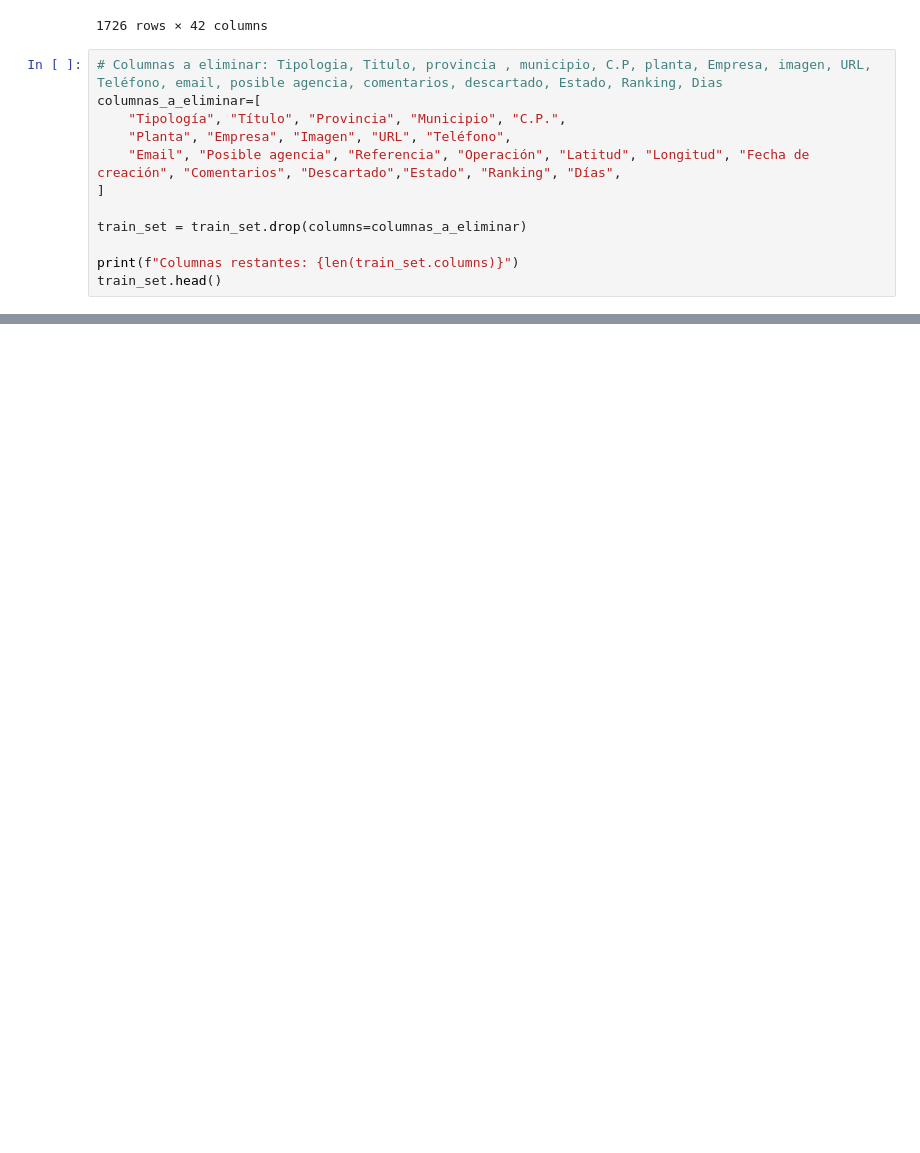
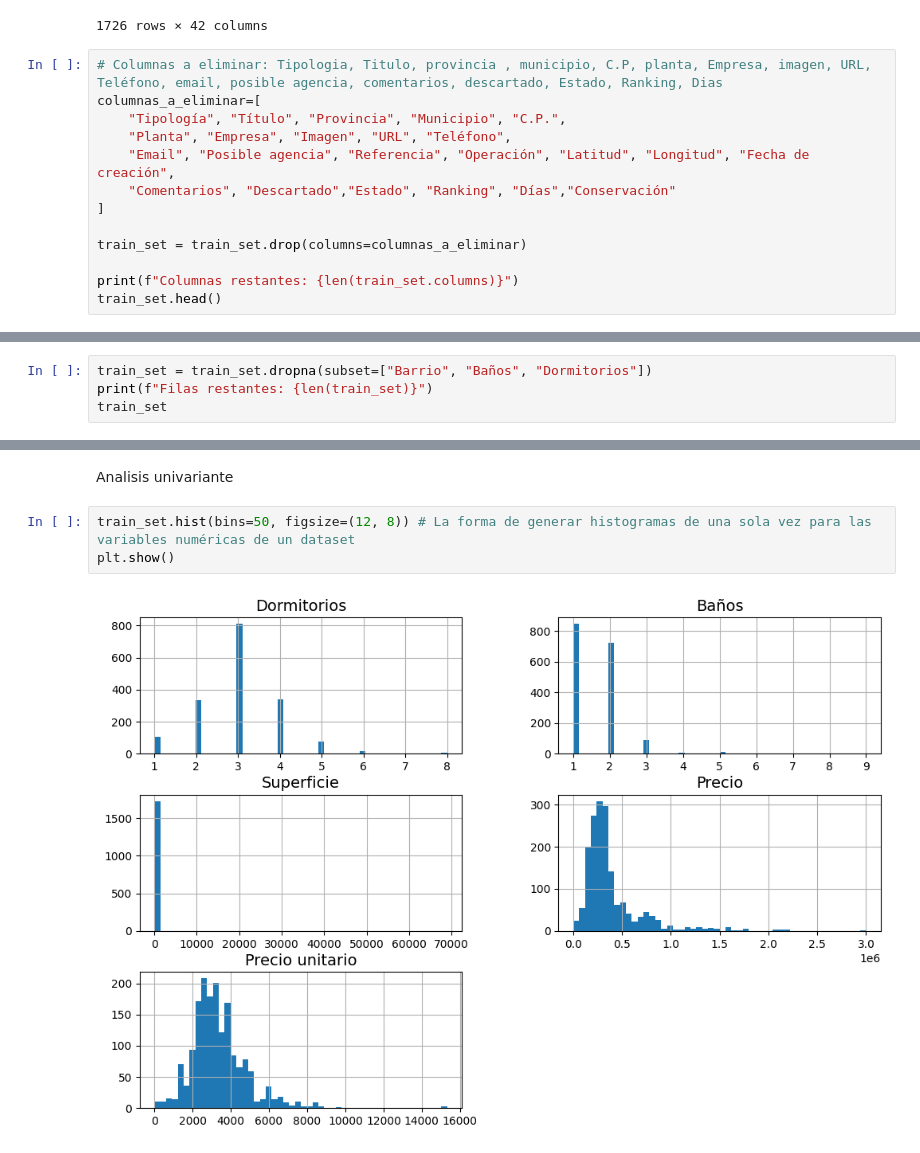
Before and after one commit to Apriroca/ML_Prediccion_Vivienda_Valencia, a Jupyter notebook: main.ipynb, the cells around one changed output, grey strips where cells are left out. Drawn from its saved outputs; the diff is of its cells as text; blank space fills up the shorter version.

```diff
--- a/main.ipynb
+++ b/main.ipynb
@@ -165,7 +165,8 @@ train_set
 columnas_a_eliminar=[
     "Tipología", "Título", "Provincia", "Municipio", "C.P.",
     "Planta", "Empresa", "Imagen", "URL", "Teléfono",
-    "Email", "Posible agencia", "Referencia", "Operación", "Latitud", "Longitud", "Fecha de creación", "Comentarios", "Descartado","Estado", "Ranking", "Días",
+    "Email", "Posible agencia", "Referencia", "Operación", "Latitud", "Longitud", "Fecha de creación",
+    "Comentarios", "Descartado","Estado", "Ranking", "Días","Conservación"
 ]
 
 train_set = train_set.drop(columns=columnas_a_eliminar)
@@ -182,0 +194,4 @@ Columnas restantes: 20
+# %%
+train_set = train_set.dropna(subset=["Barrio", "Baños", "Dormitorios"])
+print(f"Filas restantes: {len(train_set)}")
+train_set
@@ -182,0 +213,7 @@ Columnas restantes: 20
+# %% [markdown]
+Analisis univariante
+# %%
+train_set.hist(bins=50, figsize=(12, 8)) # La forma de generar histogramas de una sola vez para las variables numéricas de un dataset
+plt.show()
+# %% [output]
+[figure, added]
```
Also changed, not shown: parts of 4 cells of this notebook.
